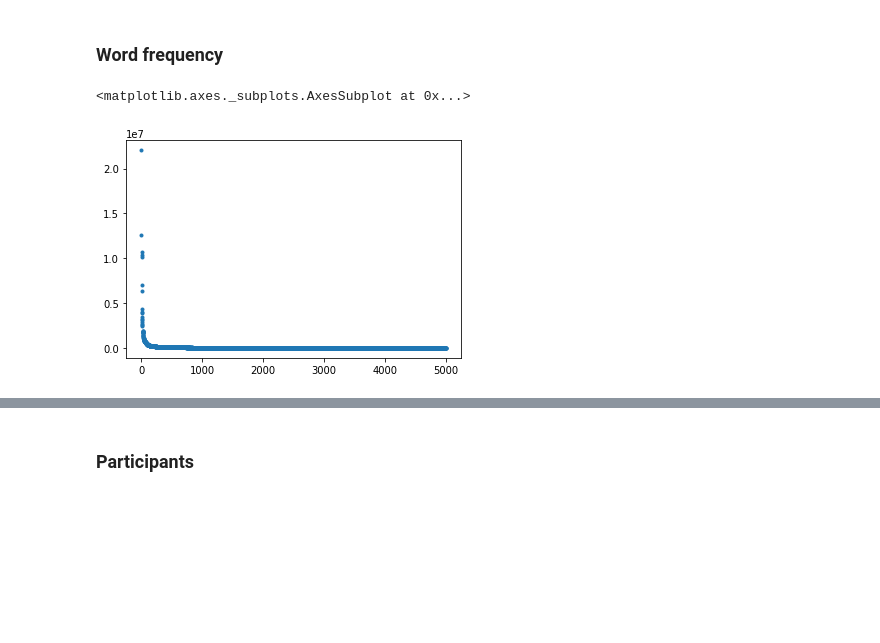
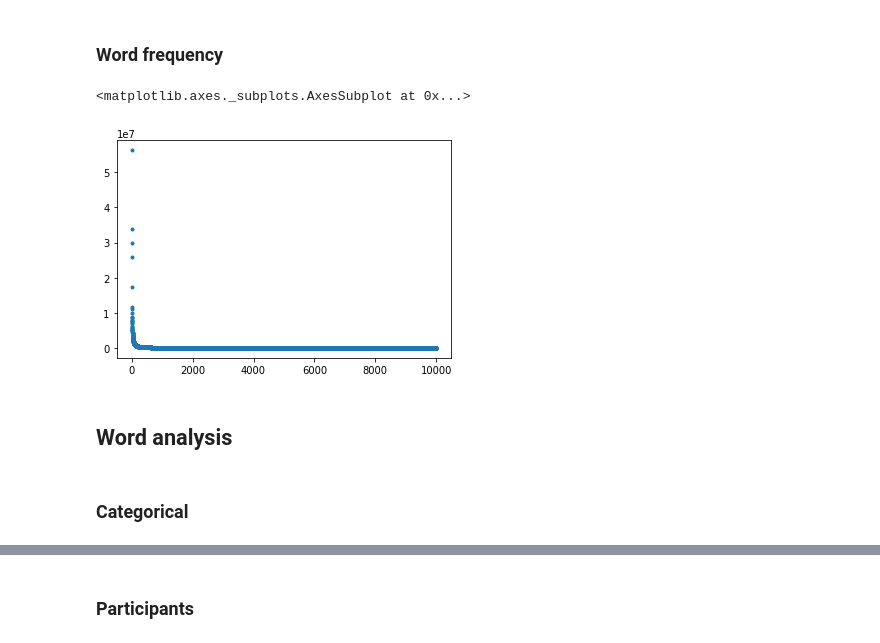
Before and after one commit to cashaddy/typing_automation, a Jupyter notebook: sandbox.ipynb, the cells around one changed output, grey strips where cells are left out. Cells and saved outputs as stored; diff of their text form; code cells hidden in the pictures; blank space fills up the shorter version.

```diff
--- a/sandbox.ipynb
+++ b/sandbox.ipynb
@@ -216,6 +222,9 @@ word_freq.drop_duplicates('Word',keep='first',inplace=True)
+# %%
+# https://en.wiktionary.org/wiki/Wiktionary:Frequency_lists/Contemporary_fiction
+word_freq = pd.read_csv('./data/word_frequency_2.csv')
 # %%
-word_freq.Frequency.plot(style='.')
+word_freq.frequency.plot(style='.')
 # %% [output]
 <matplotlib.axes._subplots.AxesSubplot at 0x...>
-[figure, old version]
+[figure, new version]
 # %%
@@ -241,3 +250,7 @@ words.loc[mask,'freq_category'] = 'conjunction'
 # The rest are uncommon
 mask = (words.freq_category.isna())
 words.loc[mask,'freq_category'] = 'uncommon'
+# %% [markdown]
+## Word analysis
+# %% [markdown]
+### Categorical
```
Also changed, not shown: parts of 103 cells of this notebook.
